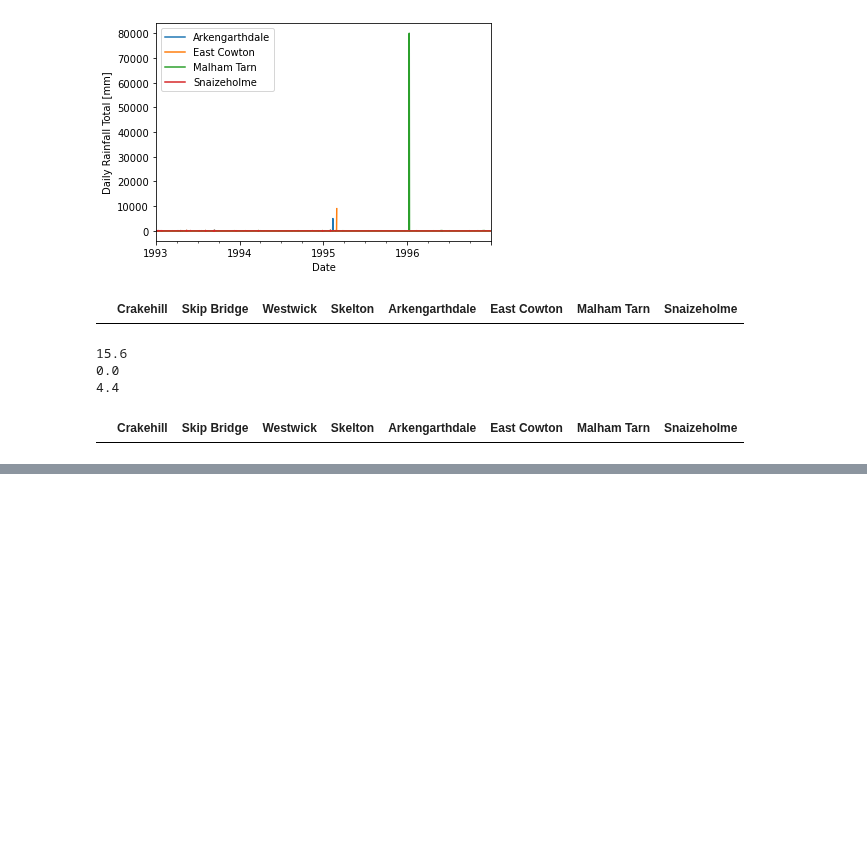
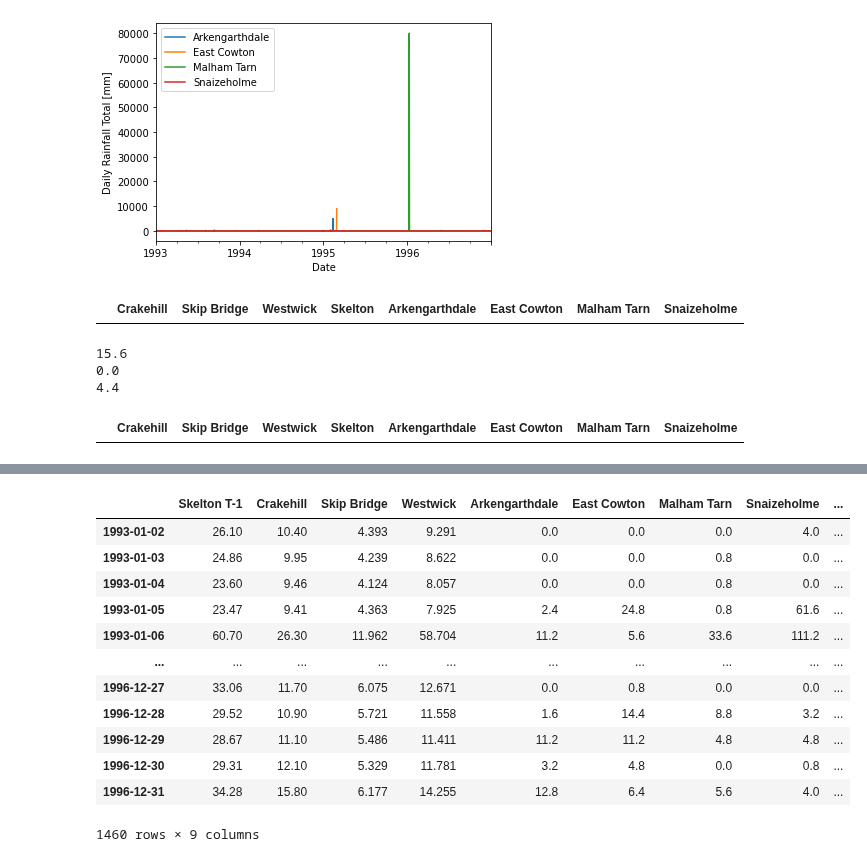
Before and after one commit to czuhajster/neural_network, a Jupyter notebook: Data-Preprocessing.ipynb, the cells around one changed output, grey strips where cells are left out. Drawn from its saved outputs; the diff is of its cells as text; code cells hidden in the pictures; blank space fills up the shorter version.

```diff
--- a/Data-Preprocessing.ipynb
+++ b/Data-Preprocessing.ipynb
@@ -162,0 +164,18 @@ Skelton            0.338331     0.495231     0.584831  1.000000
+# %%
+# Drop rows containing missing values after lagging.
+raw_data = raw_data.dropna()
+raw_data
+# %% [output]
+|  | Skelton T-1 | Crakehill | Skip Bridge | Westwick | Arkengarthdale | East Cowton | Malham Tarn | Snaizeholme | ... |
+| 1993-01-02 | 26.10 | 10.40 | 4.393 | 9.291 | 0.0 | 0.0 | 0.0 | 4.0 | ... |
+| 1993-01-03 | 24.86 | 9.95 | 4.239 | 8.622 | 0.0 | 0.0 | 0.8 | 0.0 | ... |
+| 1993-01-04 | 23.60 | 9.46 | 4.124 | 8.057 | 0.0 | 0.0 | 0.8 | 0.0 | ... |
+| 1993-01-05 | 23.47 | 9.41 | 4.363 | 7.925 | 2.4 | 24.8 | 0.8 | 61.6 | ... |
+| 1993-01-06 | 60.70 | 26.30 | 11.962 | 58.704 | 11.2 | 5.6 | 33.6 | 111.2 | ... |
+| ... | ... | ... | ... | ... | ... | ... | ... | ... | ... |
+| 1996-12-27 | 33.06 | 11.70 | 6.075 | 12.671 | 0.0 | 0.8 | 0.0 | 0.0 | ... |
+| 1996-12-28 | 29.52 | 10.90 | 5.721 | 11.558 | 1.6 | 14.4 | 8.8 | 3.2 | ... |
+| 1996-12-29 | 28.67 | 11.10 | 5.486 | 11.411 | 11.2 | 11.2 | 4.8 | 4.8 | ... |
+| 1996-12-30 | 29.31 | 12.10 | 5.329 | 11.781 | 3.2 | 4.8 | 0.0 | 0.8 | ... |
+| 1996-12-31 | 34.28 | 15.80 | 6.177 | 14.255 | 12.8 | 6.4 | 5.6 | 4.0 | ... |
+1460 rows × 9 columns
```
Also changed, not shown: parts of 10 cells of this notebook, 1 other file.
